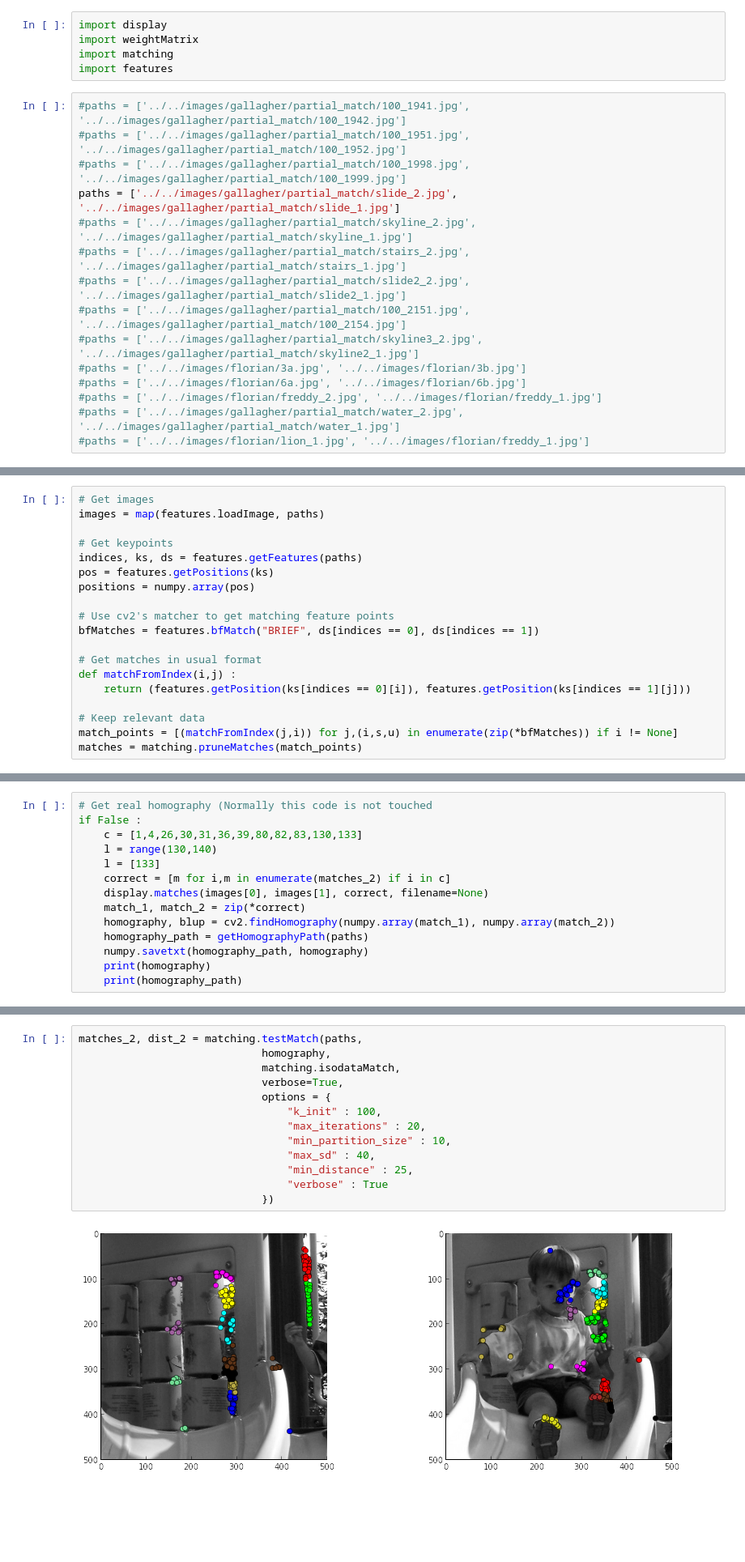
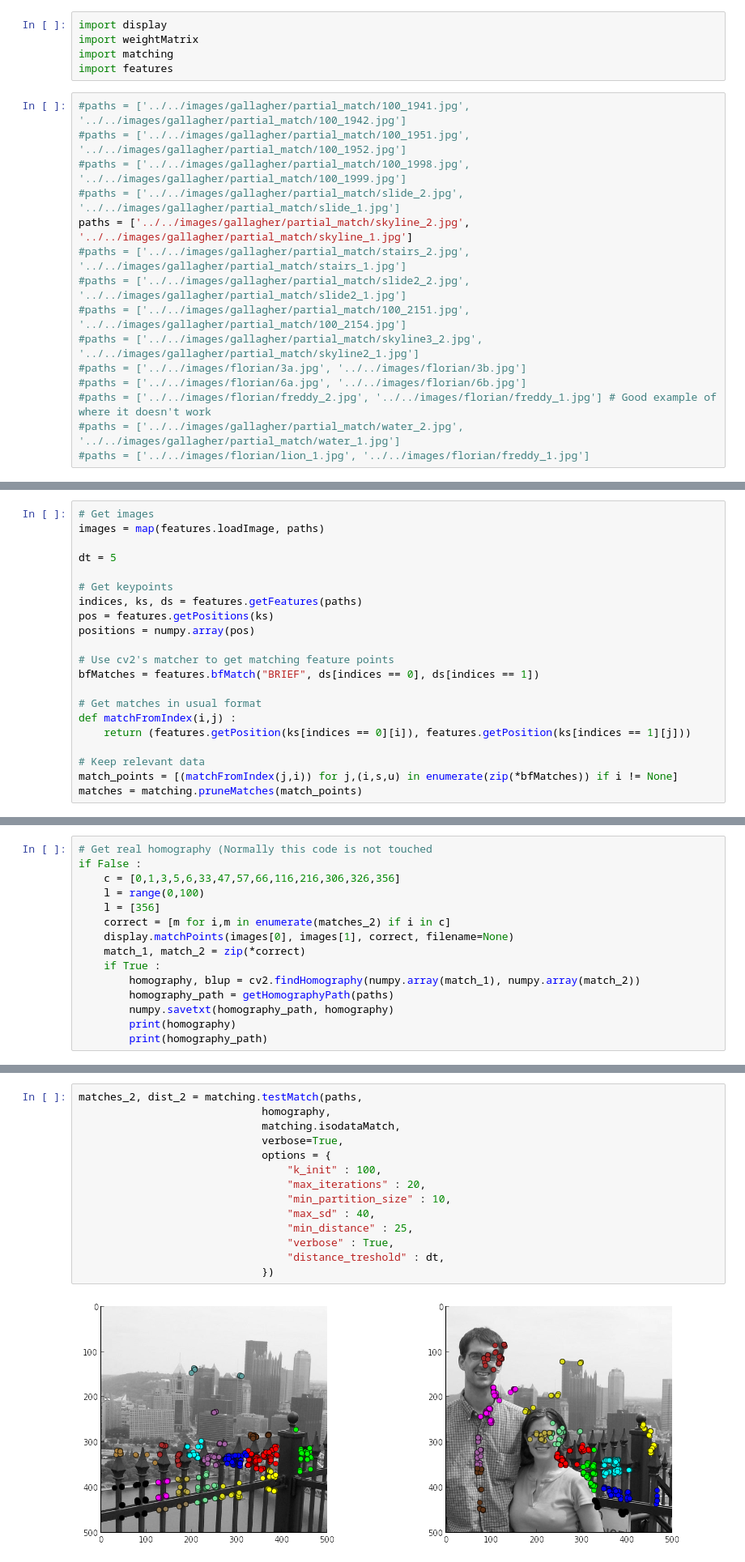
Before and after one commit to arnfred/Mirror-Match, a Jupyter notebook: code/cluster-match/occlusion-match-gallagher-test.ipynb, the cells around one changed output, grey strips where cells are left out. Shown at 81% size. Saved outputs shown, nothing was run; the diff lists cells and outputs as text; blank space fills up the shorter version.

```diff
--- a/code/cluster-match/occlusion-match-gallagher-test.ipynb
+++ b/code/cluster-match/occlusion-match-gallagher-test.ipynb
@@ -14,15 +14,15 @@ import features
 #paths = ['../../images/gallagher/partial_match/100_1941.jpg', '../../images/gallagher/partial_match/100_1942.jpg']
 #paths = ['../../images/gallagher/partial_match/100_1951.jpg', '../../images/gallagher/partial_match/100_1952.jpg']
 #paths = ['../../images/gallagher/partial_match/100_1998.jpg', '../../images/gallagher/partial_match/100_1999.jpg']
-paths = ['../../images/gallagher/partial_match/slide_2.jpg', '../../images/gallagher/partial_match/slide_1.jpg']
-#paths = ['../../images/gallagher/partial_match/skyline_2.jpg', '../../images/gallagher/partial_match/skyline_1.jpg']
+#paths = ['../../images/gallagher/partial_match/slide_2.jpg', '../../images/gallagher/partial_match/slide_1.jpg']
+paths = ['../../images/gallagher/partial_match/skyline_2.jpg', '../../images/gallagher/partial_match/skyline_1.jpg']
 #paths = ['../../images/gallagher/partial_match/stairs_2.jpg', '../../images/gallagher/partial_match/stairs_1.jpg']
 #paths = ['../../images/gallagher/partial_match/slide2_2.jpg', '../../images/gallagher/partial_match/slide2_1.jpg']
 #paths = ['../../images/gallagher/partial_match/100_2151.jpg', '../../images/gallagher/partial_match/100_2154.jpg']
 #paths = ['../../images/gallagher/partial_match/skyline3_2.jpg', '../../images/gallagher/partial_match/skyline2_1.jpg']
 #paths = ['../../images/florian/3a.jpg', '../../images/florian/3b.jpg']
 #paths = ['../../images/florian/6a.jpg', '../../images/florian/6b.jpg']
-#paths = ['../../images/florian/freddy_2.jpg', '../../images/florian/freddy_1.jpg']
+#paths = ['../../images/florian/freddy_2.jpg', '../../images/florian/freddy_1.jpg'] # Good example of where it doesn't work
 #paths = ['../../images/gallagher/partial_match/water_2.jpg', '../../images/gallagher/partial_match/water_1.jpg']
 #paths = ['../../images/florian/lion_1.jpg', '../../images/florian/freddy_1.jpg']
 # %%
@@ -33,6 +33,8 @@ H = numpy.ones((3,3))
 # %%
 # Get images
 images = map(features.loadImage, paths)
+
+dt = 5
 
 # Get keypoints
 indices, ks, ds = features.getFeatures(paths)
@@ -67,17 +69,18 @@ getHomographyPath(paths)
 # %%
 # Get real homography (Normally this code is not touched
 if False :
-    c = [1,4,26,30,31,36,39,80,82,83,130,133]
-    l = range(130,140)
-    l = [133]
+    c = [0,1,3,5,6,33,47,57,66,116,216,306,326,356]
+    l = range(0,100)
+    l = [356]
     correct = [m for i,m in enumerate(matches_2) if i in c]
-    display.matches(images[0], images[1], correct, filename=None)
+    display.matchPoints(images[0], images[1], correct, filename=None)
     match_1, match_2 = zip(*correct)
-    homography, blup = cv2.findHomography(numpy.array(match_1), numpy.array(match_2))
-    homography_path = getHomographyPath(paths)
-    numpy.savetxt(homography_path, homography)
-    print(homography)
-    print(homography_path)
+    if True :
+        homography, blup = cv2.findHomography(numpy.array(match_1), numpy.array(match_2))
+        homography_path = getHomographyPath(paths)
+        numpy.savetxt(homography_path, homography)
+        print(homography)
+        print(homography_path)
 # %%
 try :
     homography_path = getHomographyPath(paths)
@@ -114,15 +124,16 @@ display.matchPoints(images[0], images[1], matches_1, dist_1, filename="louvain-o
 # %%
 matches_2, dist_2 = matching.testMatch(paths,
                              homography,
                              matching.isodataMatch,
                              verbose=True,
                              options = {
                                  "k_init" : 100,
                                  "max_iterations" : 20,
                                  "min_partition_size" : 10,
                                  "max_sd" : 40,
                                  "min_distance" : 25,
-                                 "verbose" : True
+                                 "verbose" : True,
+                                 "distance_treshold" : dt,
                              })
 # %% [output]
-[figure, old version]
+[figure, new version]
```
Also changed, not shown: parts of 12 cells of this notebook, 18 other files.
